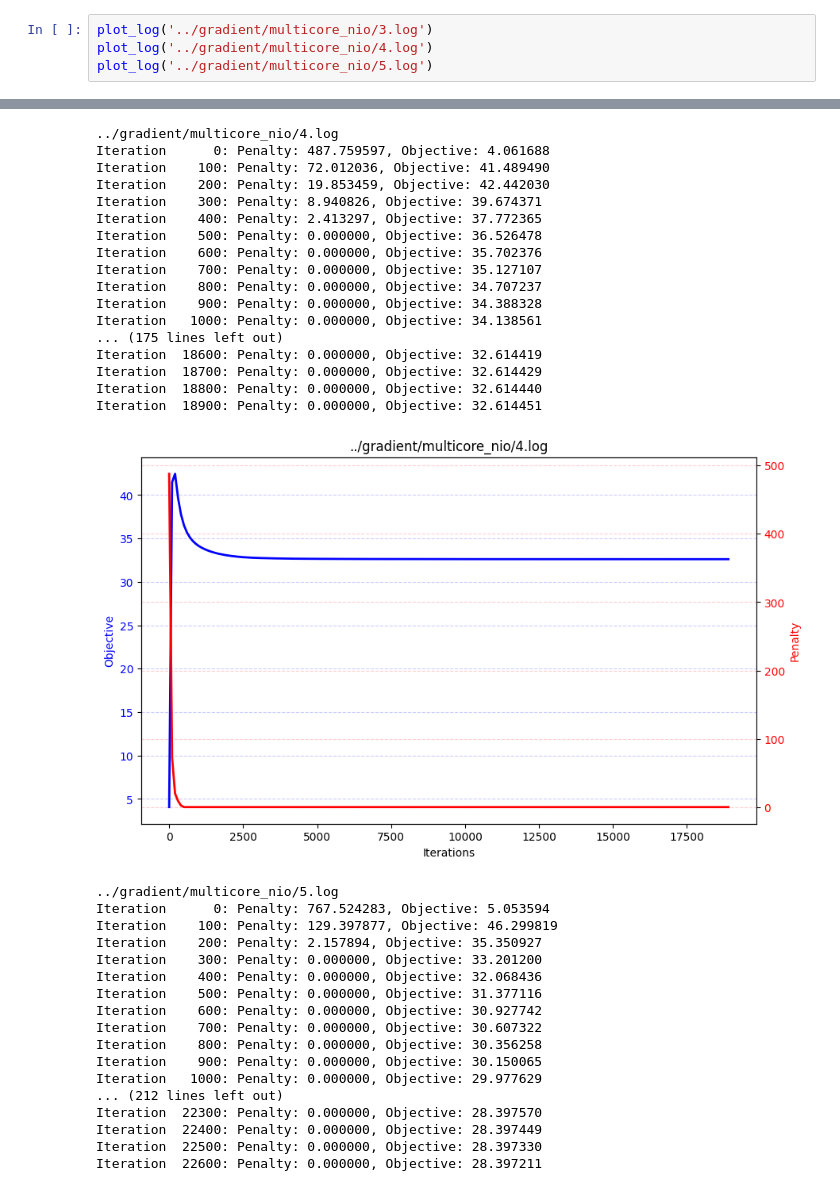
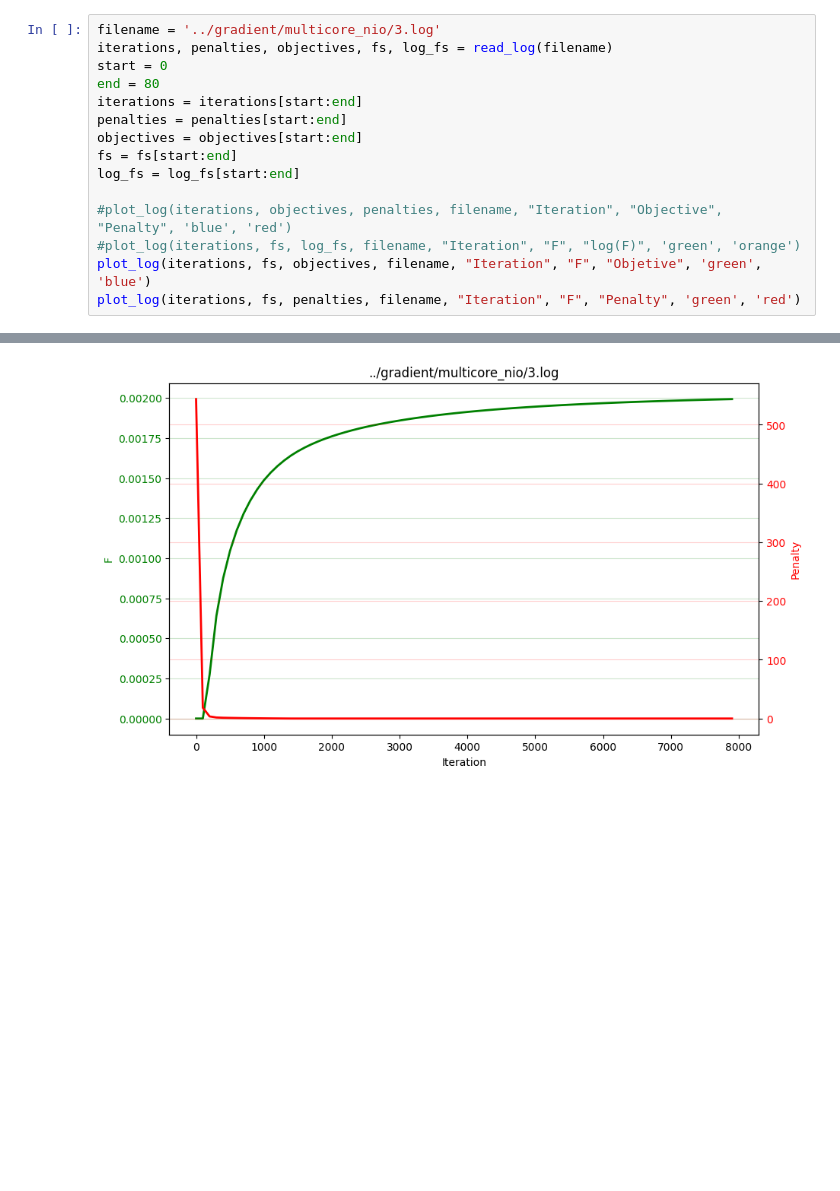
Before and after one commit to juanjoual/RT25, a Jupyter notebook: notebooks/Paper FGCS 2025 .ipynb, the cells around one changed output, grey strips where cells are left out. Saved outputs shown, nothing was run; the diff lists cells and outputs as text; blank space fills up the shorter version.

```diff
--- a/notebooks/Paper FGCS 2025 .ipynb
+++ b/notebooks/Paper FGCS 2025 .ipynb
@@ -36,7 +43,18 @@ def plot_log(filename):
     plt.title(filename)
     plt.show()
 # %%
-plot_log('../gradient/multicore_nio/3.log')
-plot_log('../gradient/multicore_nio/4.log')
-plot_log('../gradient/multicore_nio/5.log')
+filename = '../gradient/multicore_nio/3.log'
+iterations, penalties, objectives, fs, log_fs = read_log(filename)
+start = 0
+end = 80
+iterations = iterations[start:end]
+penalties = penalties[start:end]
+objectives = objectives[start:end]
+fs = fs[start:end]
+log_fs = log_fs[start:end]
+
+#plot_log(iterations, objectives, penalties, filename, "Iteration", "Objective", "Penalty", 'blue', 'red')
+#plot_log(iterations, fs, log_fs, filename, "Iteration", "F", "log(F)", 'green', 'orange')
+plot_log(iterations, fs, objectives, filename, "Iteration", "F", "Objetive", 'green', 'blue')
+plot_log(iterations, fs, penalties, filename, "Iteration", "F", "Penalty", 'green', 'red')
 # %% [output]
@@ -61,35 +62 @@ Iteration  23300: Penalty: 0.000000, Objective: 35.823710
-../gradient/multicore_nio/4.log
-Iteration      0: Penalty: 487.759597, Objective: 4.061688
-Iteration    100: Penalty: 72.012036, Objective: 41.489490
-Iteration    200: Penalty: 19.853459, Objective: 42.442030
-Iteration    300: Penalty: 8.940826, Objective: 39.674371
-Iteration    400: Penalty: 2.413297, Objective: 37.772365
-Iteration    500: Penalty: 0.000000, Objective: 36.526478
-Iteration    600: Penalty: 0.000000, Objective: 35.702376
-Iteration    700: Penalty: 0.000000, Objective: 35.127107
-Iteration    800: Penalty: 0.000000, Objective: 34.707237
-Iteration    900: Penalty: 0.000000, Objective: 34.388328
-Iteration   1000: Penalty: 0.000000, Objective: 34.138561
-... (175 lines left out)
-Iteration  18600: Penalty: 0.000000, Objective: 32.614419
-Iteration  18700: Penalty: 0.000000, Objective: 32.614429
-Iteration  18800: Penalty: 0.000000, Objective: 32.614440
-Iteration  18900: Penalty: 0.000000, Objective: 32.614451
-[figure, old version]
+[figure, new version]
-../gradient/multicore_nio/5.log
-Iteration      0: Penalty: 767.524283, Objective: 5.053594
-Iteration    100: Penalty: 129.397877, Objective: 46.299819
-Iteration    200: Penalty: 2.157894, Objective: 35.350927
-Iteration    300: Penalty: 0.000000, Objective: 33.201200
-Iteration    400: Penalty: 0.000000, Objective: 32.068436
-Iteration    500: Penalty: 0.000000, Objective: 31.377116
-Iteration    600: Penalty: 0.000000, Objective: 30.927742
-Iteration    700: Penalty: 0.000000, Objective: 30.607322
-Iteration    800: Penalty: 0.000000, Objective: 30.356258
-Iteration    900: Penalty: 0.000000, Objective: 30.150065
-Iteration   1000: Penalty: 0.000000, Objective: 29.977629
-... (212 lines left out)
-Iteration  22300: Penalty: 0.000000, Objective: 28.397570
-Iteration  22400: Penalty: 0.000000, Objective: 28.397449
-Iteration  22500: Penalty: 0.000000, Objective: 28.397330
-Iteration  22600: Penalty: 0.000000, Objective: 28.397211
```
Also changed, not shown: parts of 2 cells of this notebook, 1 other file.
